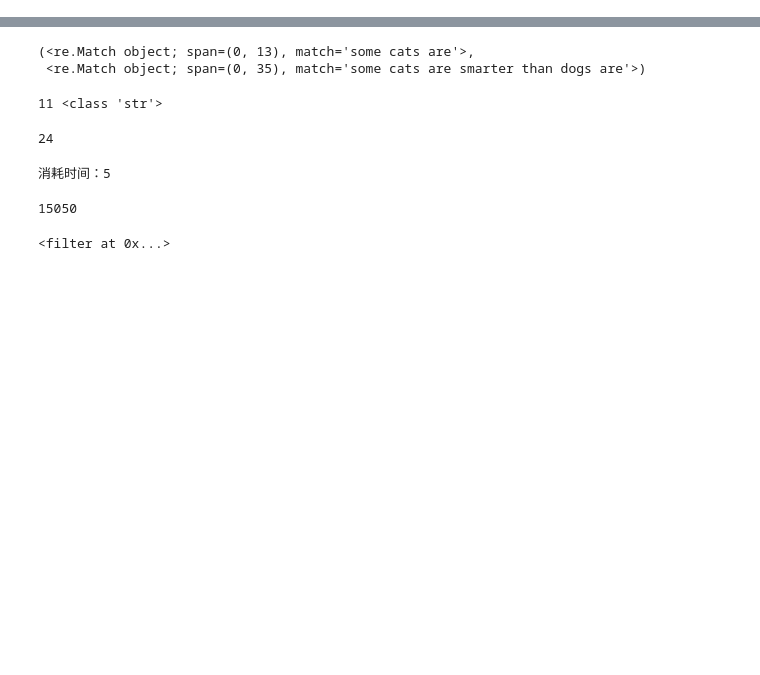
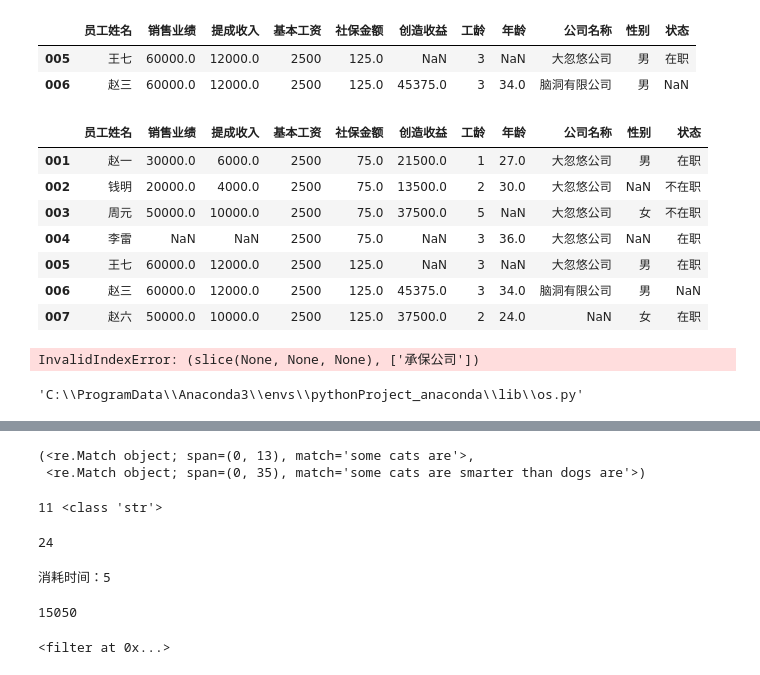
Before and after one commit to Marquis0065/pycharm_token2, a Jupyter notebook: jupyter.ipynb, the cells around one changed output, grey strips where cells are left out. Drawn from its saved outputs; the diff is of its cells as text; code cells hidden in the pictures; blank space fills up the shorter version.

```diff
--- a/jupyter.ipynb
+++ b/jupyter.ipynb
@@ -0,0 +1091,34 @@
+# %%
+df3.loc[df3.销售业绩==df3.销售业绩.max(),]
+# %% [output]
+|  | 员工姓名 | 销售业绩 | 提成收入 | 基本工资 | 社保金额 | 创造收益 | 工龄 | 年龄 | 公司名称 | 性别 | 状态 |
+| 005 | 王七 | 60000.0 | 12000.0 | 2500 | 125.0 | NaN | 3 | NaN | 大忽悠公司 | 男 | 在职 |
+| 006 | 赵三 | 60000.0 | 12000.0 | 2500 | 125.0 | 45375.0 | 3 | 34.0 | 脑洞有限公司 | 男 | NaN |
+# %%
+import numpy as np
+import pandas as pd
+
+dict3 = {'员工姓名': ['赵一', '钱明', '周元', '李雷', '王七', '赵三', '赵六'],
+         '销售业绩': [30000.0, 20000.0, 50000.0, np.NaN, 60000.0, 60000.0, 50000.0],
+         '提成收入': [6000.0, 4000.0, 10000.0, np.NaN, 12000.0, 12000.0, 10000.0],
+         '基本工资': [2500, 2500, 2500, 2500, 2500, 2500, 2500],
+         '社保金额': [75.0, 75.0, 75.0, 75.0, 125.0, 125.0, 125.0],
+         '创造收益': [21500.0, 13500.0, 37500.0, np.NaN, np.NaN, 45375.0, 37500.0],
+         '工龄': [1, 2, 5, 3, 3, 3, 2],
+         '年龄': [27.0, 30.0, np.NaN, 36.0, np.NaN, 34.0, 24.0],
+         '公司名称': ['大忽悠公司', '大忽悠公司', '大忽悠公司', '大忽悠公司', '大忽悠公司', '脑洞有限公司', np.NaN],
+         '性别': ['男', np.NaN, '女', np.NaN, '男', '男', '女'],
+         '状态': ['在职', '不在职', '不在职', '在职', '在职', np.NaN, '在职']
+         }
+
+df3 = pd.DataFrame(dict3, index=["{:>03}".format(i) for i in range(1, 8)])
+df3
+# %% [output]
+|  | 员工姓名 | 销售业绩 | 提成收入 | 基本工资 | 社保金额 | 创造收益 | 工龄 | 年龄 | 公司名称 | 性别 | 状态 |
+| 001 | 赵一 | 30000.0 | 6000.0 | 2500 | 75.0 | 21500.0 | 1 | 27.0 | 大忽悠公司 | 男 | 在职 |
+| 002 | 钱明 | 20000.0 | 4000.0 | 2500 | 75.0 | 13500.0 | 2 | 30.0 | 大忽悠公司 | NaN | 不在职 |
+| 003 | 周元 | 50000.0 | 10000.0 | 2500 | 75.0 | 37500.0 | 5 | NaN | 大忽悠公司 | 女 | 不在职 |
+| 004 | 李雷 | NaN | NaN | 2500 | 75.0 | NaN | 3 | 36.0 | 大忽悠公司 | NaN | 在职 |
+| 005 | 王七 | 60000.0 | 12000.0 | 2500 | 125.0 | NaN | 3 | NaN | 大忽悠公司 | 男 | 在职 |
+| 006 | 赵三 | 60000.0 | 12000.0 | 2500 | 125.0 | 45375.0 | 3 | 34.0 | 脑洞有限公司 | 男 | NaN |
+| 007 | 赵六 | 50000.0 | 10000.0 | 2500 | 125.0 | 37500.0 | 2 | 24.0 | NaN | 女 | 在职 |
@@ -0,0 +1145,16 @@
+# %%
+import numpy as np
+import pandas as pd
+
+df4 = pd.read_excel(r"C:\Users\fzh00\Desktop\文件\1、Python数据清洗基础\理赔工单.xlsx", sheet_name='协助理赔-保单号')
+df5 = df4[['工单编号', '供应商', '承保公司', '险种', '产品名称', '赔付金额', '理赔时效']]
+df5.shape
+df5.head()
+type(df5)
+# %% [output]
+InvalidIndexError: (slice(None, None, None), ['承保公司'])
+# %%
+import os
+os.__file__
+# %% [output]
+'C:\\ProgramData\\Anaconda3\\envs\\pythonProject_anaconda\\lib\\os.py'
```
Also changed, not shown: parts of 128 cells of this notebook, 1 other file.
